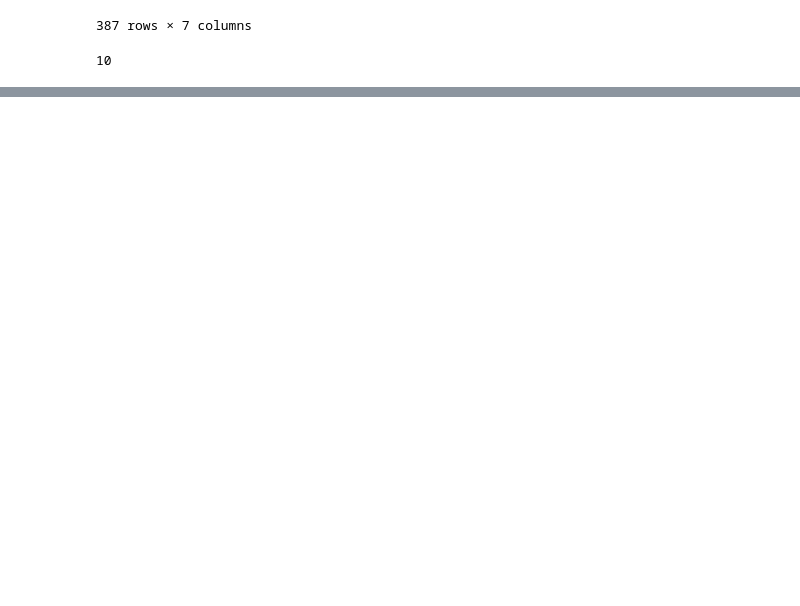
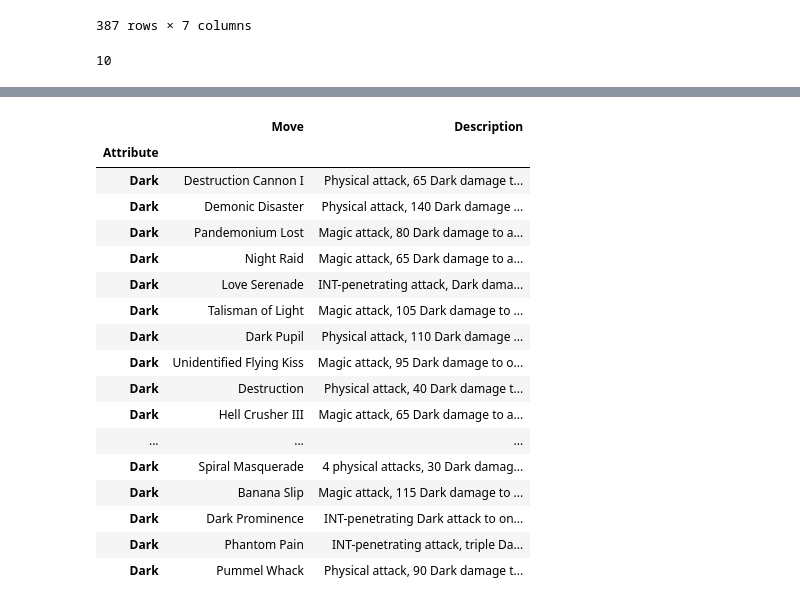
Before and after one commit to Shelf0/DB_Build-Digimon, a Jupyter notebook: Digimon.ipynb, the cells around one changed output, grey strips where cells are left out. Drawn from its saved outputs; the diff is of its cells as text; code cells hidden in the pictures; blank space fills up the shorter version.

```diff
--- a/Digimon.ipynb
+++ b/Digimon.ipynb
@@ -81,0 +78,19 @@ dark_df = sorted_moves_df.groupby("Attribute")
+# %%
+#Keep Index, Country, Value exported in 2020
+cleaned_df = sorted_moves_df.drop(columns=['SP Cost', 'Power', 'Inheritable','Type'])
+cleaned_df
+
+# Set new index to Attribute
+#Att_df = cleaned_df.set_index("Attribute")
+#Att_df
+
+
+
+
+#cleaned_countries_df = cleaned_df.rename(columns={'Country': 'country'})
+#print(df_new)
+#alpha_countries_df = cleaned_countries_df.sort_values(by='country')
+#final_countries_df = alpha_countries_df.set_index('country')
+
+#keep move, attribute & Description
+#Reset index
@@ -81,0 +111,30 @@ dark_df = sorted_moves_df.groupby("Attribute")
+# %%
+#dark_df = Att_df.loc[["Dark"], ["Attribute","Move","Description"]]
+#print(dark_df)
+
+# Filter the data so that only those sightings in the US are in a DataFrame
+Dark_df = cleaned_df.loc[cleaned_df["Attribute"] == "Dark", :]
+Dark_df = Better_df.set_index("Attribute")
+Dark_df
+
+#Export the Data
+Dark_df.to_csv(r'C:/Users/19739/Desktop/New folder/Project_3/Exported_Data/Dark.csv')
+# %% [output]
+|  | Move | Description |
+| Attribute |  |  |
+| Dark | Destruction Cannon I | Physical attack, 65 Dark damage t... |
+| Dark | Demonic Disaster | Physical attack, 140 Dark damage ... |
+| Dark | Pandemonium Lost | Magic attack, 80 Dark damage to a... |
+| Dark | Night Raid | Magic attack, 65 Dark damage to a... |
+| Dark | Love Serenade | INT-penetrating attack, Dark dama... |
+| Dark | Talisman of Light | Magic attack, 105 Dark damage to ... |
+| Dark | Dark Pupil | Physical attack, 110 Dark damage ... |
+| Dark | Unidentified Flying Kiss | Magic attack, 95 Dark damage to o... |
+| Dark | Destruction | Physical attack, 40 Dark damage t... |
+| Dark | Hell Crusher III | Magic attack, 65 Dark damage to a... |
+| ... | ... | ... |
+| Dark | Spiral Masquerade | 4 physical attacks, 30 Dark damag... |
+| Dark | Banana Slip | Magic attack, 115 Dark damage to ... |
+| Dark | Dark Prominence | INT-penetrating Dark attack to on... |
+| Dark | Phantom Pain | INT-penetrating attack, triple Da... |
+| Dark | Pummel Whack | Physical attack, 90 Dark damage t... |
```
Also changed, not shown: parts of 3 cells of this notebook.
